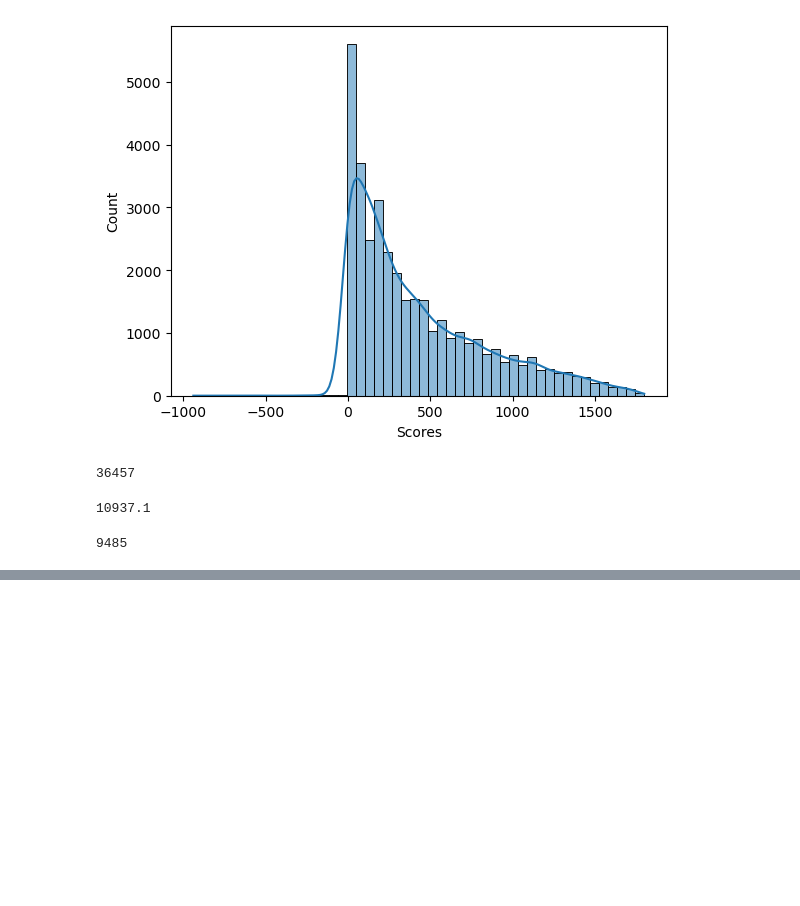
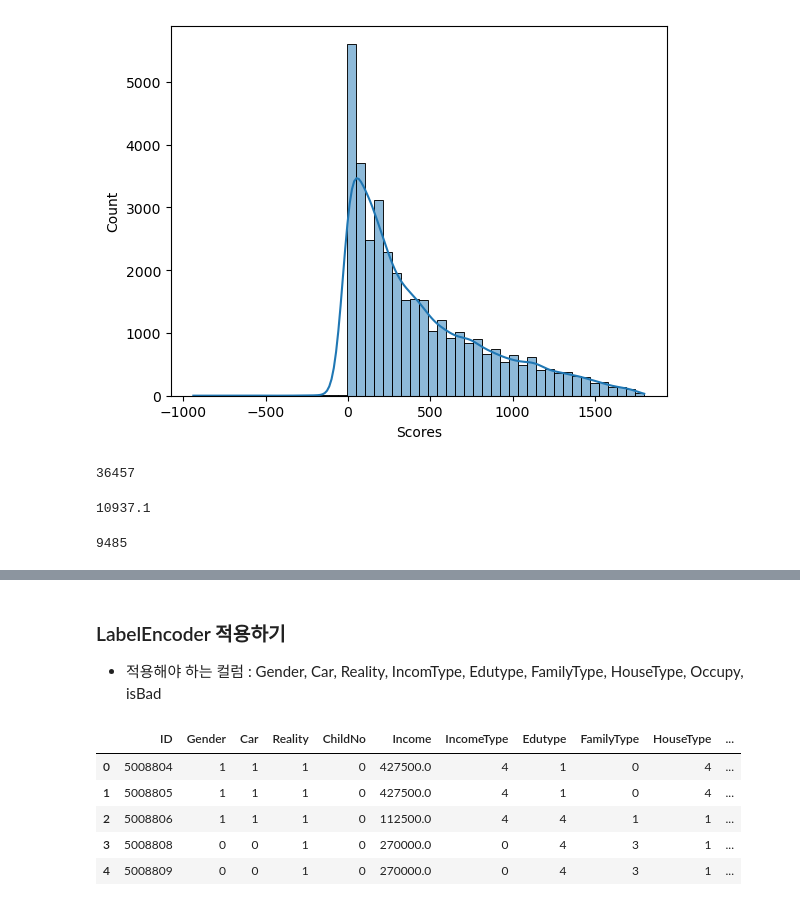
Before and after one commit to tmdcksdl/ML_Credit_Project, a Jupyter notebook: ML_Project/ML_Project.ipynb, the cells around one changed output, grey strips where cells are left out. Saved outputs shown, nothing was run; the diff lists cells and outputs as text; code cells hidden in the pictures; blank space fills up the shorter version.

```diff
--- a/ML_Project/ML_Project.ipynb
+++ b/ML_Project/ML_Project.ipynb
@@ -397,0 +462,3 @@ len(merge_df[merge_df['Scores'] >= 650])
+# %% [markdown]
+### LabelEncoder 적용하기
+- 적용해야 하는 컬럼 : Gender, Car, Reality, IncomType, Edutype, FamilyType, HouseType, Occupy, isBad
@@ -397,0 +467,16 @@ len(merge_df[merge_df['Scores'] >= 650])
+# %%
+le = LabelEncoder()
+
+columns_to_encoder = ['Gender', 'Car', 'Reality', 'IncomeType', 'Edutype', 'FamilyType', 'HouseType', 'Occupy', 'isBad']
+
+for col in columns_to_encoder:
+    merge_df[col] = le.fit_transform(merge_df[col])
+
+merge_df.head()
+# %% [output]
+|  | ID | Gender | Car | Reality | ChildNo | Income | IncomeType | Edutype | FamilyType | HouseType | ... |
+| 0 | 5008804 | 1 | 1 | 1 | 0 | 427500.0 | 4 | 1 | 0 | 4 | ... |
+| 1 | 5008805 | 1 | 1 | 1 | 0 | 427500.0 | 4 | 1 | 0 | 4 | ... |
+| 2 | 5008806 | 1 | 1 | 1 | 0 | 112500.0 | 4 | 4 | 1 | 1 | ... |
+| 3 | 5008808 | 0 | 0 | 1 | 0 | 270000.0 | 0 | 4 | 3 | 1 | ... |
+| 4 | 5008809 | 0 | 0 | 1 | 0 | 270000.0 | 0 | 4 | 3 | 1 | ... |
```
Also changed, not shown: parts of 21 cells of this notebook.
